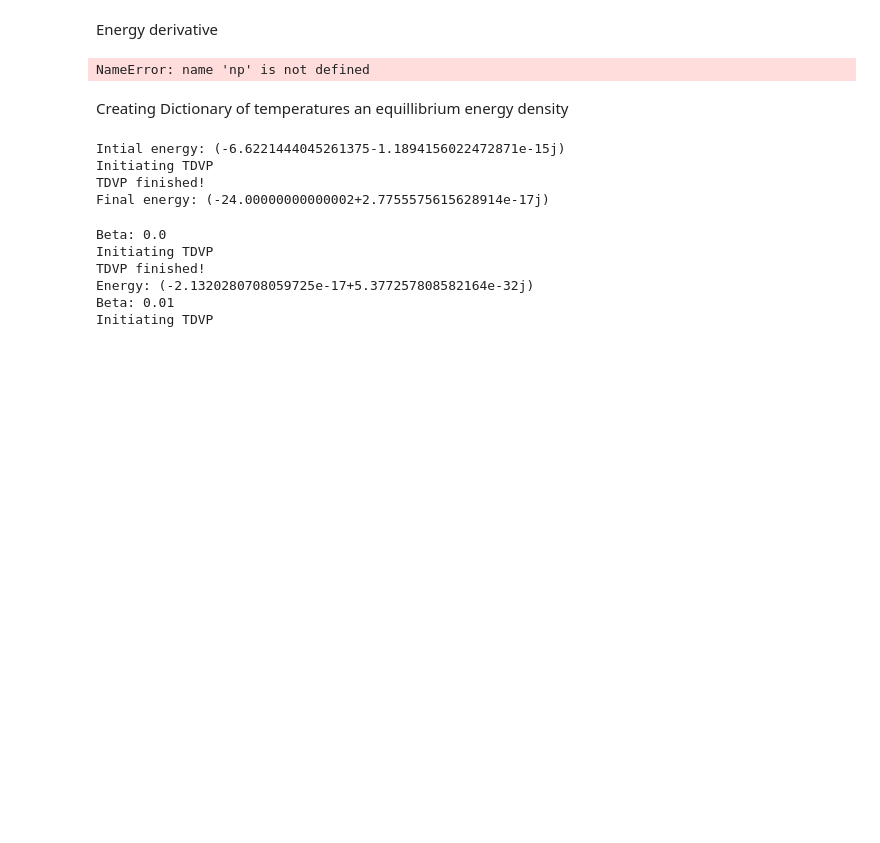
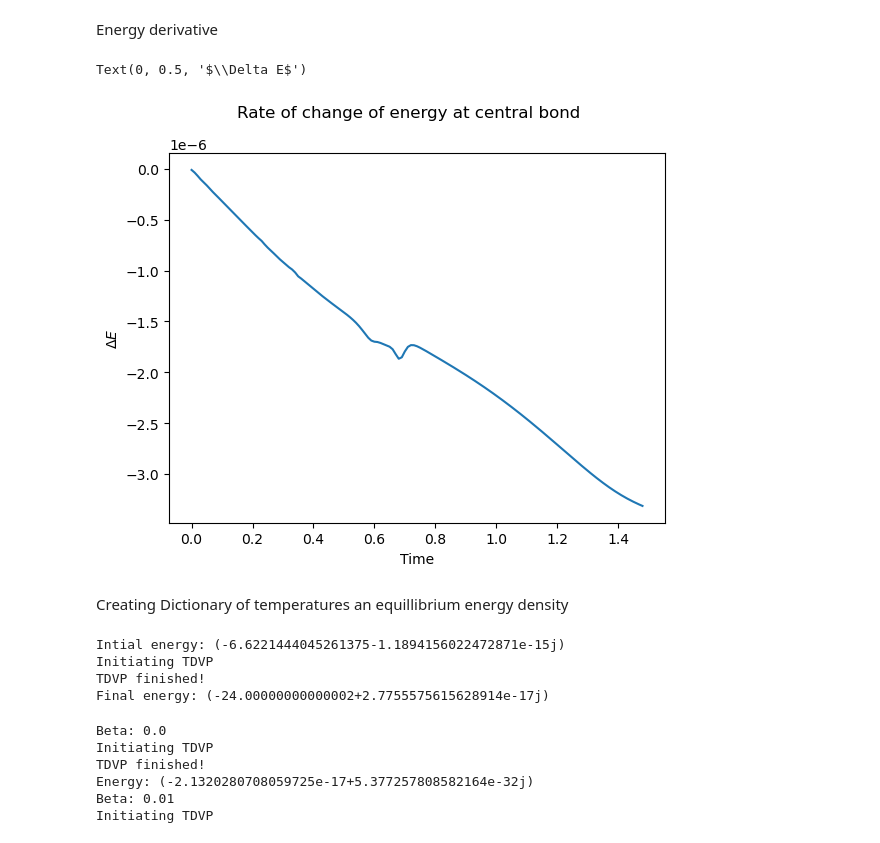
Before and after one commit to OscarCharlieST/quantum-tensor, a Jupyter notebook: active.ipynb, the cells around one changed output. Cells and saved outputs as stored; diff of their text form; code cells hidden in the pictures; blank space fills up the shorter version.

```diff
--- a/active.ipynb
+++ b/active.ipynb
@@ -226,12 +226,13 @@ Energy derivative
 # %%
 E_diff = np.array(middle_energy[1:]) - np.array(middle_energy[:-1])
 fig, ax = plt.subplots(1, 1)
-ax.plot(list(times)[:-1], E_diff[:-1])
+ax.plot(list(times)[:-2], E_diff[:-1])
 fig.suptitle(f"Rate of change of energy at central bond")
 ax.set_xlabel("Time")
 ax.set_ylabel(r'$\Delta E$')
 # %% [output]
-NameError: name 'np' is not defined
+Text(0, 0.5, '$\\Delta E$')
+[figure, added]
 # %% [markdown]
 Creating Dictionary of temperatures an equillibrium energy density
 # %%
```
Also changed, not shown: parts of 12 cells of this notebook, 1 other file.
